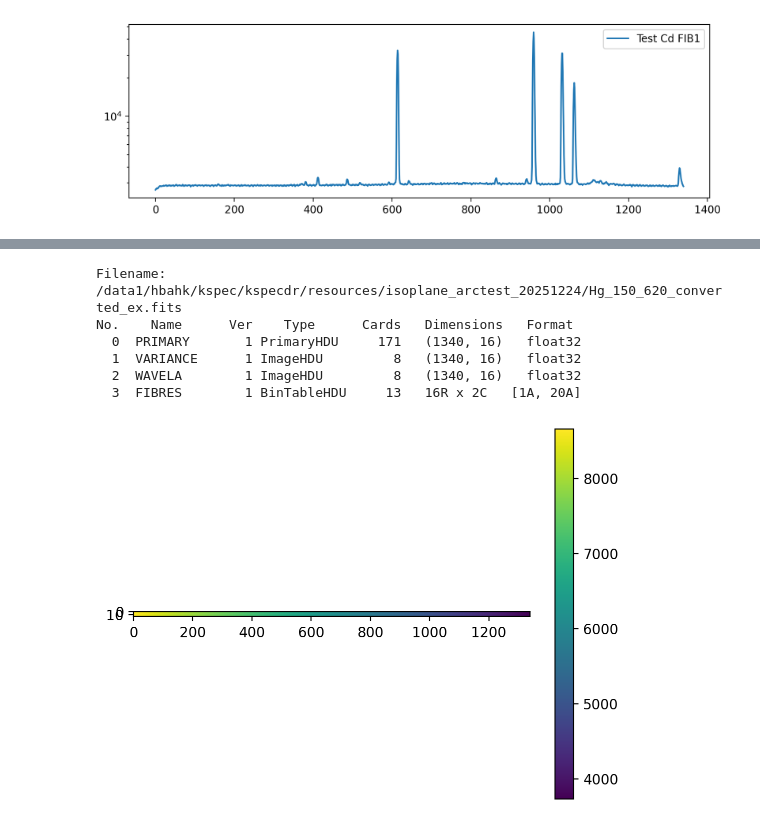
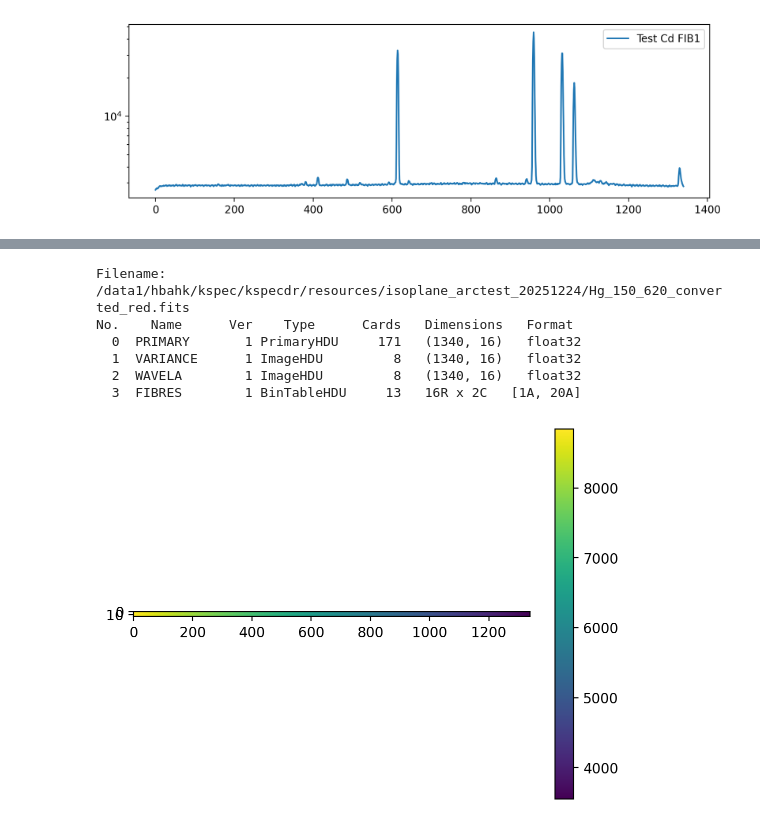
Before and after one commit to hbahk/kspecdr, a Jupyter notebook: notebooks/test_arc_20251224.ipynb, the cells around one changed output, grey strips where cells are left out. Drawn from its saved outputs; the diff is of its cells as text; code cells hidden in the pictures.

```diff
--- a/notebooks/test_arc_20251224.ipynb
+++ b/notebooks/test_arc_20251224.ipynb
@@ -1799,17 +1913,16 @@ AttributeError: 'ImageFile' object has no attribute 'write_shifts_data'
 # %%
-hdul_hg = fits.open(hg_args['EXTRAC_FILENAME'])
+hdul_hg = fits.open(hg_args['OUTPUT_FILENAME'])
 hdul_hg.info()
 # %% [output]
-Filename: /data1/hbahk/kspec/kspecdr/resources/isoplane_arctest_20251224/Hg_150_620_converted_ex.fits
+Filename: /data1/hbahk/kspec/kspecdr/resources/isoplane_arctest_20251224/Hg_150_620_converted_red.fits
 No.    Name      Ver    Type      Cards   Dimensions   Format
   0  PRIMARY       1 PrimaryHDU     171   (1340, 16)   float32
   1  VARIANCE      1 ImageHDU         8   (1340, 16)   float32
   2  WAVELA        1 ImageHDU         8   (1340, 16)   float32
   3  FIBRES        1 BinTableHDU     13   16R x 2C   [1A, 20A]
-# %%
-hdul_tlm = fits.open(fpath_tlm)
-plt.imshow(hdul_tlm[1].data)
-plt.colorbar()
-plt.show()
-# %% [output]
-[figure, removed]
+# %%
+plt.imshow(hdul_hg[2].data)
+plt.colorbar()
+plt.show()
+# %% [output]
+[figure, added]
```
Also changed, not shown: parts of 19 cells of this notebook.
